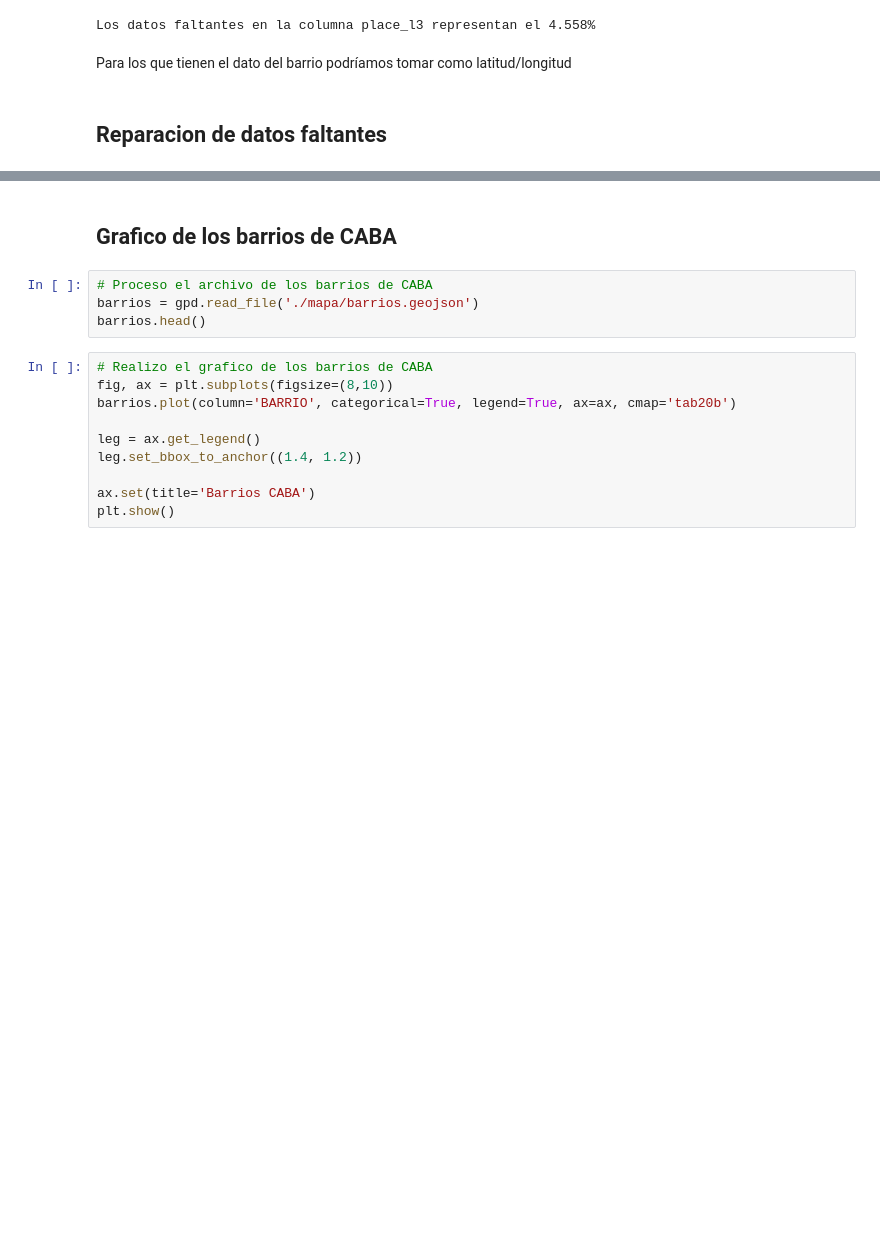
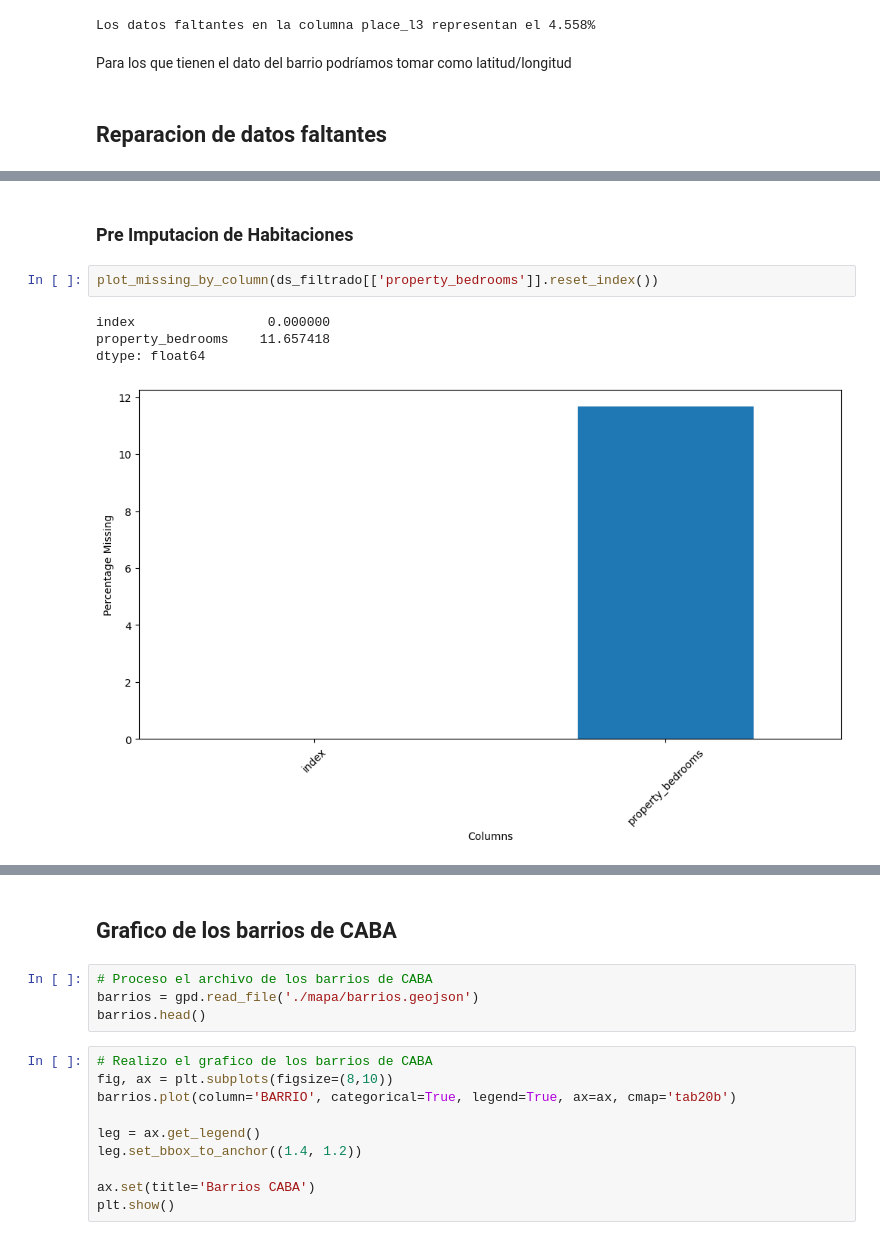
Before and after one commit to Naza26/7506R-2C2022-GRUPO01, a Jupyter notebook: 7506R_TP1_GRUPO1_ENTREGA.ipynb, the cells around one changed output, grey strips where cells are left out. Drawn from its saved outputs; the diff is of its cells as text; blank space fills up the shorter version.

```diff
--- a/7506R_TP1_GRUPO1_ENTREGA.ipynb
+++ b/7506R_TP1_GRUPO1_ENTREGA.ipynb
@@ -903,0 +925,9 @@ cantidad de datos faltantes post reparacion: 33548
+# %% [markdown]
+### Pre Imputacion de Habitaciones
+# %%
+plot_missing_by_column(ds_filtrado[['property_bedrooms']].reset_index())
+# %% [output]
+index                 0.000000
+property_bedrooms    11.657418
+dtype: float64
+[figure, added]
```
Also changed, not shown: parts of 12 cells of this notebook.
